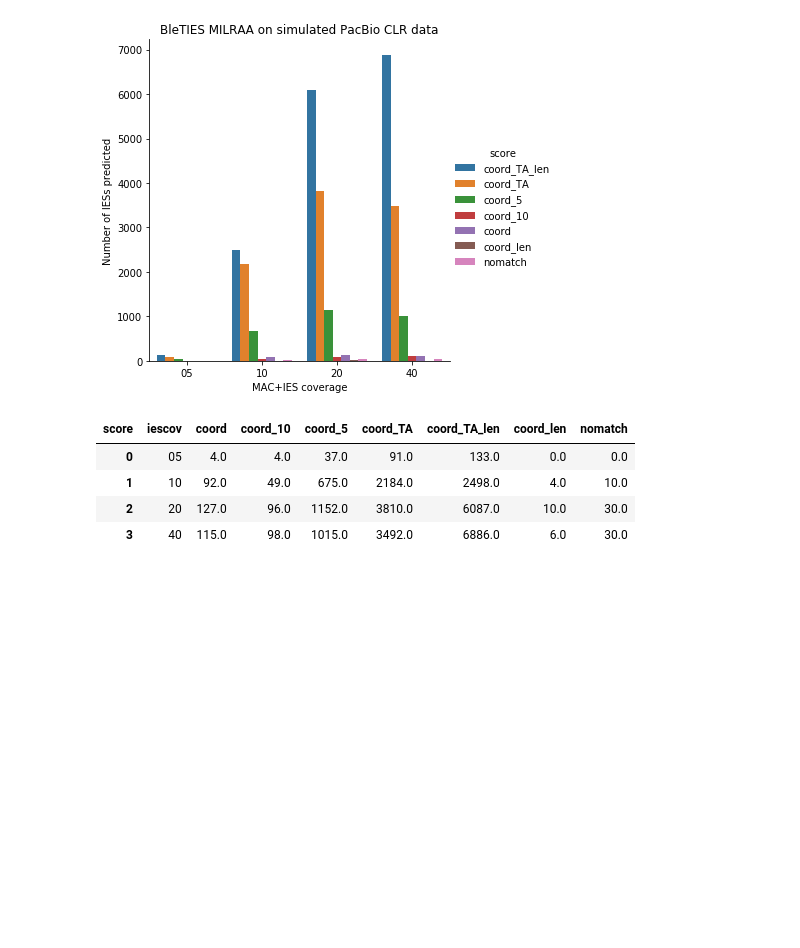
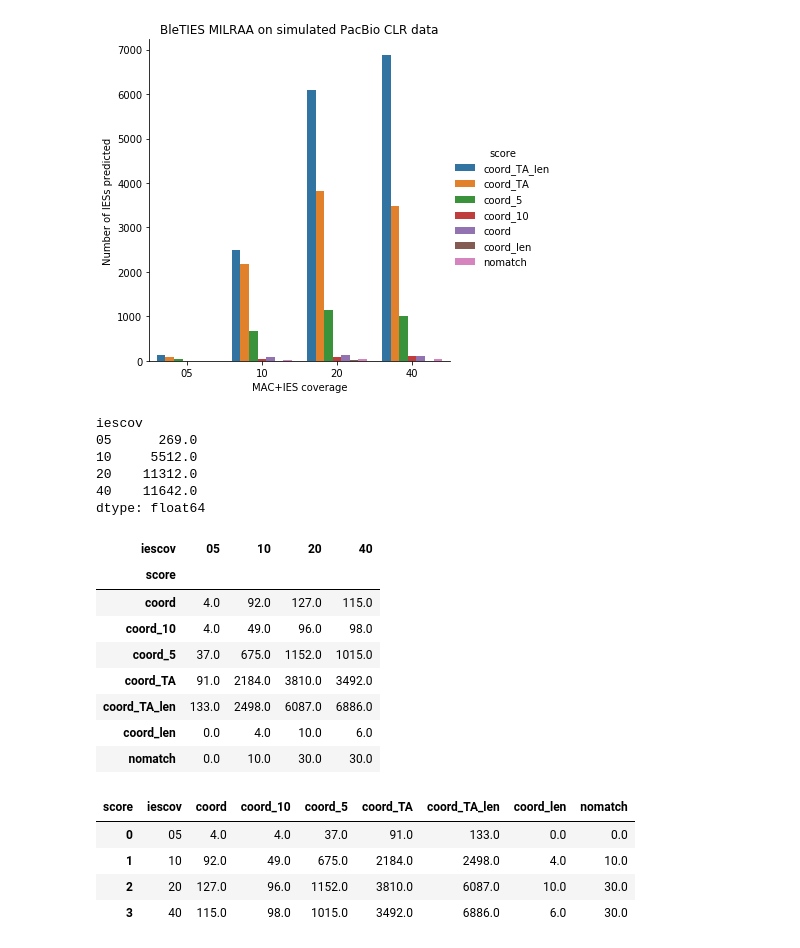
Before and after one commit to Swart-lab/bleties-test-ptet, a Jupyter notebook: Evaluate_BleTIES_MILRAA_with_simulated_PB_reads.ipynb, the cells around one changed output. Saved outputs shown, nothing was run; the diff lists cells and outputs as text; code cells hidden in the pictures; blank space fills up the shorter version.

```diff
--- a/Evaluate_BleTIES_MILRAA_with_simulated_PB_reads.ipynb
+++ b/Evaluate_BleTIES_MILRAA_with_simulated_PB_reads.ipynb
@@ -98,6 +115,29 @@ Text(0.5, 1, 'BleTIES MILRAA on simulated PacBio CLR data')
 # tabulate by score type and reformat table for barplot
 cts = out[['iescov','score']].groupby(['iescov','score']).size().reset_index()
 ctsspread = cts.pivot(index='iescov',columns='score',values=0).reset_index().fillna(0)
+# %%
+# Sanity check: total number per mixture ratio should match number of records in GFF
+cts.pivot(index='iescov',columns='score',values=0).fillna(0).transpose().sum()
+# %% [output]
+iescov
+05      269.0
+10     5512.0
+20    11312.0
+40    11642.0
+dtype: float64
+# %%
+# Sanity check: total number per mixture ratio should match number of records in GFF
+cts.pivot(index='iescov',columns='score',values=0).fillna(0).transpose()
+# %% [output]
+| iescov | 05 | 10 | 20 | 40 |
+| score |  |  |  |  |
+| coord | 4.0 | 92.0 | 127.0 | 115.0 |
+| coord_10 | 4.0 | 49.0 | 96.0 | 98.0 |
+| coord_5 | 37.0 | 675.0 | 1152.0 | 1015.0 |
+| coord_TA | 91.0 | 2184.0 | 3810.0 | 3492.0 |
+| coord_TA_len | 133.0 | 2498.0 | 6087.0 | 6886.0 |
+| coord_len | 0.0 | 4.0 | 10.0 | 6.0 |
+| nomatch | 0.0 | 10.0 | 30.0 | 30.0 |
 # %%
 ctsspread
 # %% [output]
```
Also changed, not shown: parts of 2 cells of this notebook, 1 other file.
